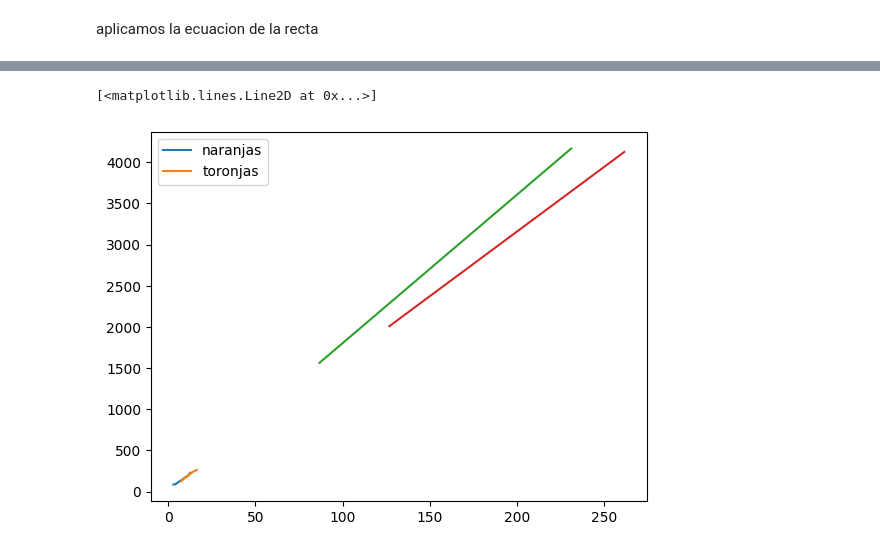
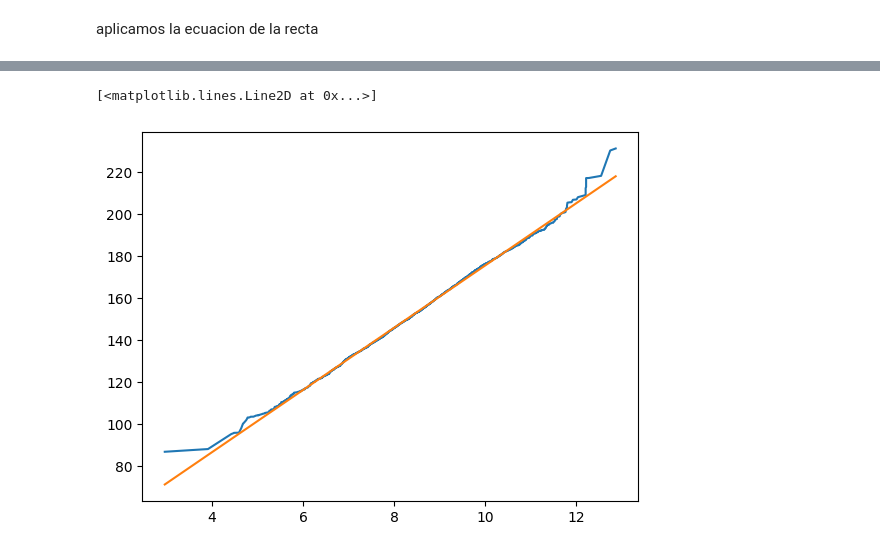
Before and after one commit to duquerson/2044-numpy-analisis-numerico-eficiente-con-python, a Jupyter notebook: Numpy.ipynb, the cells around one changed output, grey strips where cells are left out. Drawn from its saved outputs; the diff is of its cells as text; code cells hidden in the pictures.

Commit message:
aplicando la ecuacion de la recta a toronjas y naranjas

```diff
--- a/Numpy.ipynb
+++ b/Numpy.ipynb
@@ -484,17 +487,19 @@ True
 # aplicamos ecuacion de la linea recta o formula de minimos cuadrados
 # %%
 #numero de eventos
-n= np.size(diametro_naranja)
-n1= np.size(diametro_toronja)
+n= np.size(peso_naranja)
+n1= np.size(peso_toronja)
 # %%
 
-x=peso_naranja
-x1=peso_toronja
+x=diametro_naranja
+x1=diametro_toronja
+y=peso_naranja
+y1=peso_toronja
 # %% [markdown]
 hallamos la pendiente:
 
 $$m =\frac{n \sum xy - \sum x \sum y}{n \sum x^2 - (\sum x)^2} $$
 # %%
-m = (n*np.sum(diametro_naranja*peso_naranja)-np.sum(diametro_naranja)*np.sum(peso_naranja))/(n*np.sum(diametro_naranja**2)-np.sum(diametro_naranja)**2)
+m = (n*np.sum(x*y)-np.sum(x)*np.sum(y))/(n*np.sum(x**2)-np.sum(x)**2)
 print(m)
 # %% [output]
@@ -509,8 +514,8 @@ hallamos la interseccion:
 
 $$b = \frac{\sum y - m \sum x}{n} $$
 # %%
-b= (np.mean(peso_naranja) - m*np.mean(diametro_naranja))
+b= np.mean(y) - m*np.mean(x)
 print(b)
-b1= (np.mean(peso_toronja) - m1*np.mean(diametro_toronja))
+b1= np.mean(y1) - m1*np.mean(x1)
 print(b1)
 # %% [output]
@@ -531,9 +536,6 @@ print(y1)
 # %%
 plt.plot(diametro_naranja,peso_naranja)
-plt.plot(diametro_toronja,peso_toronja)
-plt.legend(['naranjas','toronjas'])
 plt.plot(x,y)
-plt.plot(x1,y1) ##revisar data
 # %% [output]
 [<matplotlib.lines.Line2D at 0x...>]
-[figure, old version]
+[figure, new version]
```
Also changed, not shown: parts of 8 cells of this notebook.
